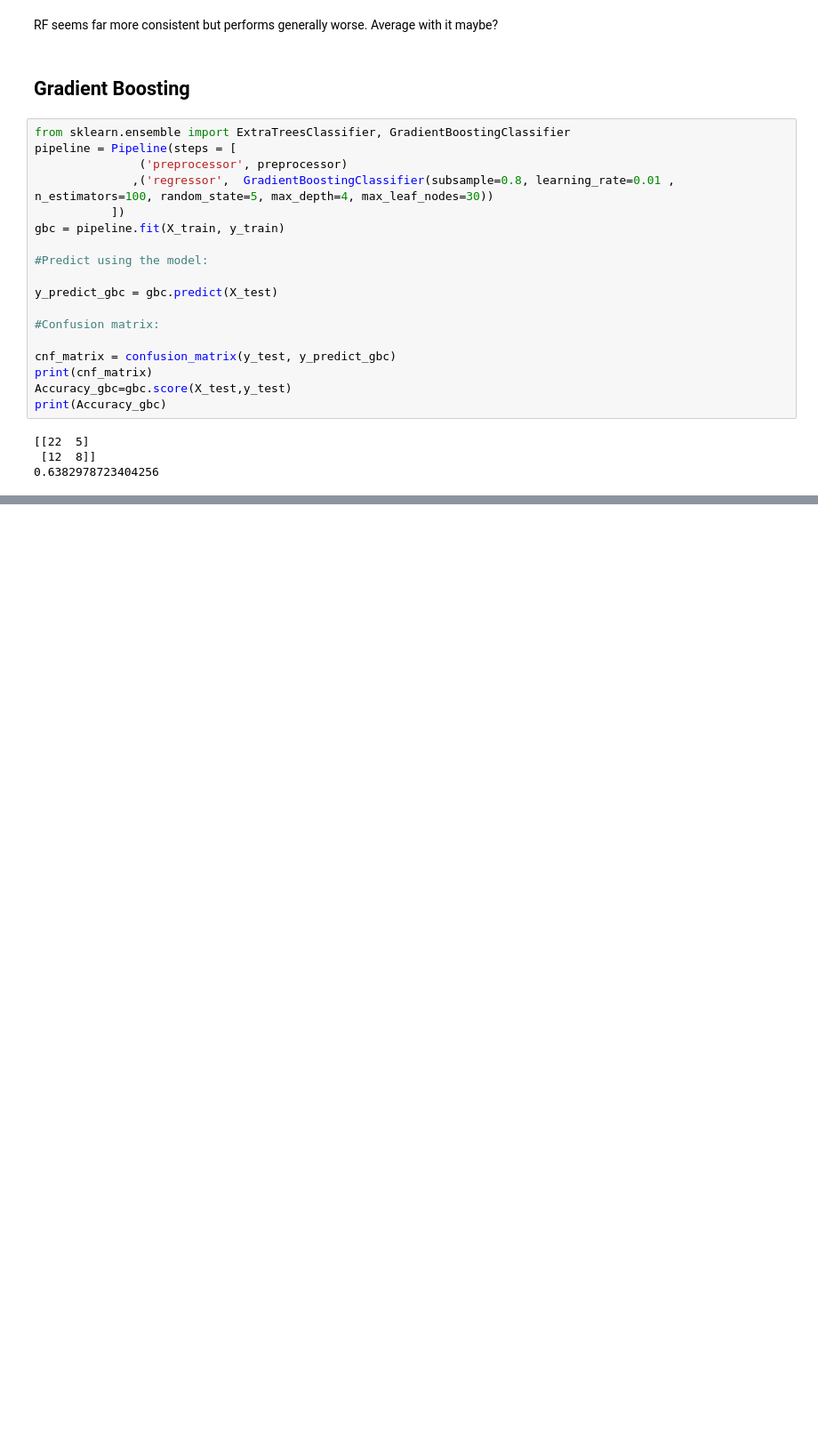
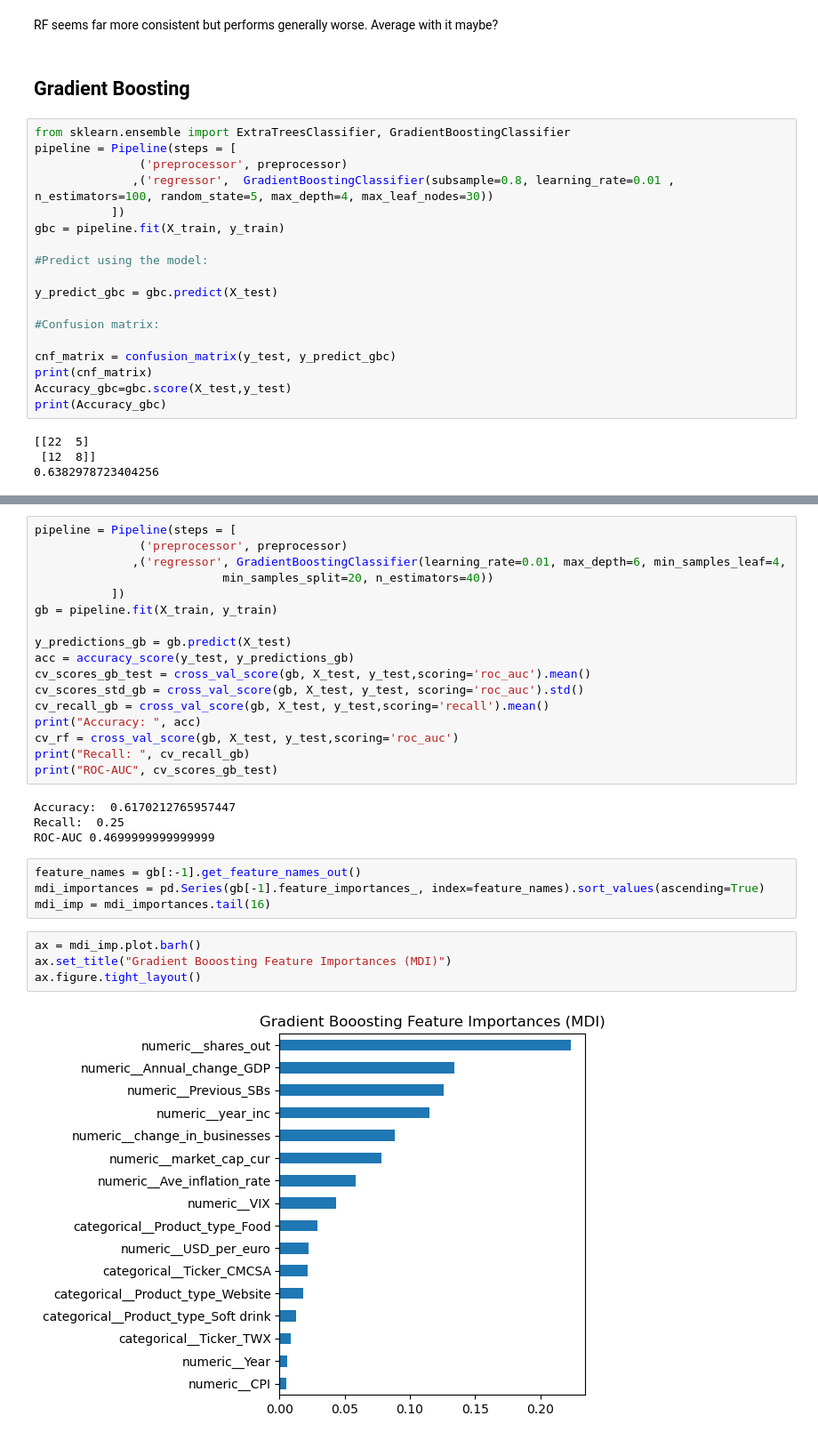
Before and after one commit to mikedshadow/Capstone-2, a Jupyter notebook: Notebooks/Model.ipynb, the cells around one changed output, grey strips where cells are left out. Shown at 89% size. Saved outputs shown, nothing was run; the diff lists cells and outputs as text; blank space fills up the shorter version.

```diff
--- a/Notebooks/Model.ipynb
+++ b/Notebooks/Model.ipynb
@@ -384,0 +718,31 @@ KeyError: 'text'
+# %%
+pipeline = Pipeline(steps = [
+               ('preprocessor', preprocessor)
+              ,('regressor', GradientBoostingClassifier(learning_rate=0.01, max_depth=6, min_samples_leaf=4,
+                           min_samples_split=20, n_estimators=40))
+           ])
+gb = pipeline.fit(X_train, y_train)
+
+y_predictions_gb = gb.predict(X_test)
+acc = accuracy_score(y_test, y_predictions_gb)
+cv_scores_gb_test = cross_val_score(gb, X_test, y_test,scoring='roc_auc').mean()
+cv_scores_std_gb = cross_val_score(gb, X_test, y_test, scoring='roc_auc').std()
+cv_recall_gb = cross_val_score(gb, X_test, y_test,scoring='recall').mean()
+print("Accuracy: ", acc)
+cv_rf = cross_val_score(gb, X_test, y_test,scoring='roc_auc')
+print("Recall: ", cv_recall_gb)
+print("ROC-AUC", cv_scores_gb_test)
+# %% [output]
+Accuracy:  0.6170212765957447
+Recall:  0.25
+ROC-AUC 0.4699999999999999
+# %%
+feature_names = gb[:-1].get_feature_names_out()
+mdi_importances = pd.Series(gb[-1].feature_importances_, index=feature_names).sort_values(ascending=True)
+mdi_imp = mdi_importances.tail(16)
+# %%
+ax = mdi_imp.plot.barh()
+ax.set_title("Gradient Booosting Feature Importances (MDI)")
+ax.figure.tight_layout()
+# %% [output]
+[figure, added]
```
Also changed, not shown: parts of 79 cells of this notebook.
